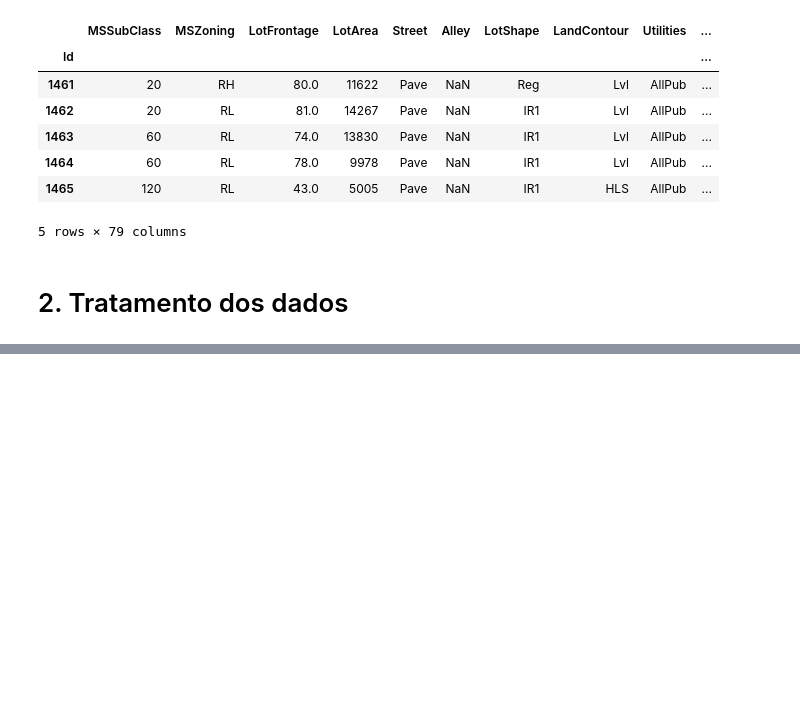
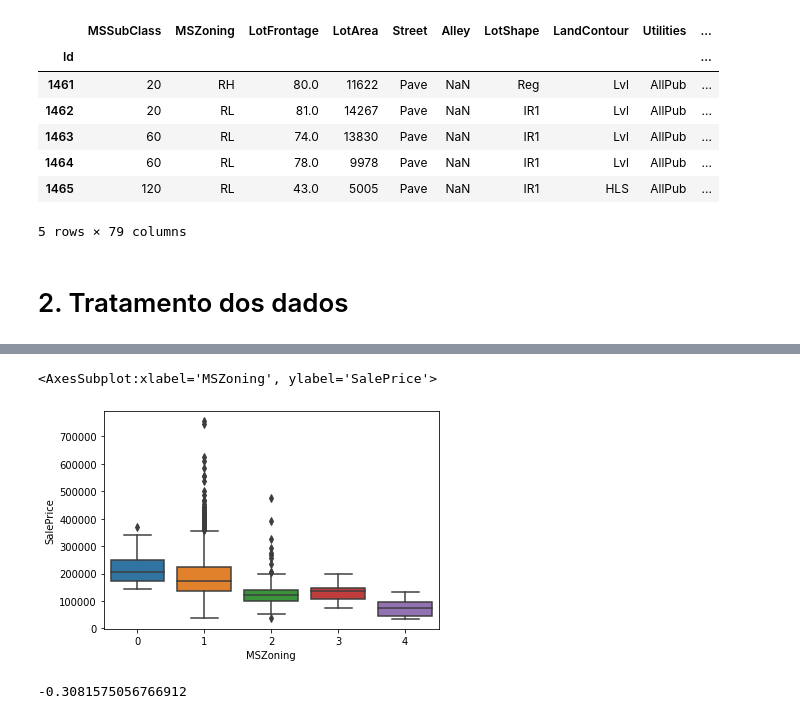
Before and after one commit to leotanaka4/ds-house-prices, a Jupyter notebook: ans.ipynb, the cells around one changed output, grey strips where cells are left out. Saved outputs shown, nothing was run; the diff lists cells and outputs as text; code cells hidden in the pictures; blank space fills up the shorter version.

```diff
--- a/ans.ipynb
+++ b/ans.ipynb
@@ -129,0 +335,9 @@ df_test.head()
+# %%
+sns.boxplot(data=df_train, x="MSZoning", y="SalePrice")
+# %% [output]
+<AxesSubplot:xlabel='MSZoning', ylabel='SalePrice'>
+[figure, added]
+# %%
+print(df_train["MSZoning"].corr(df_train["SalePrice"]))
+# %% [output]
+-0.3081575056766912
```
Also changed, not shown: parts of 36 cells of this notebook.
